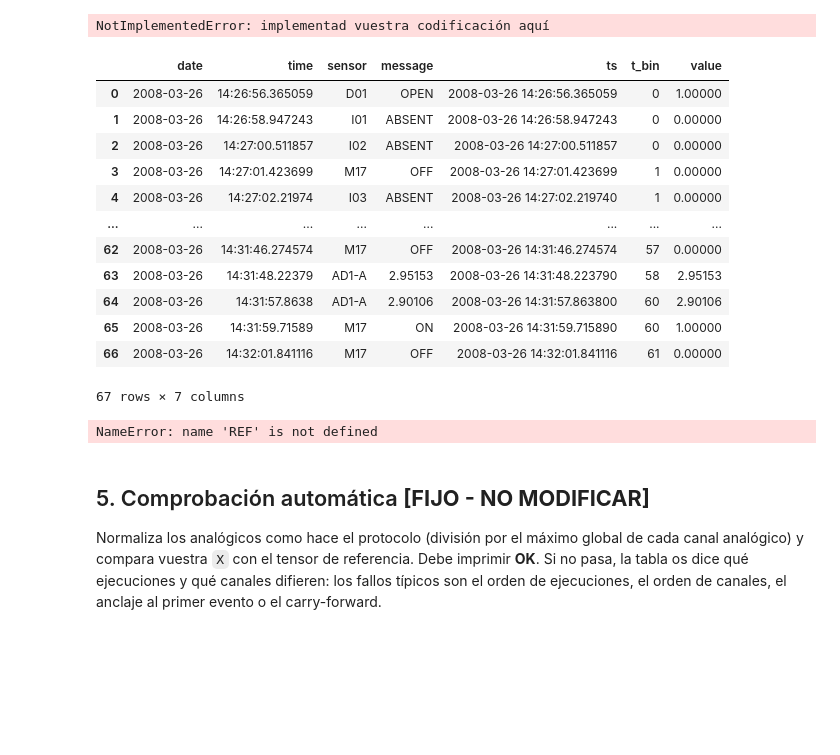
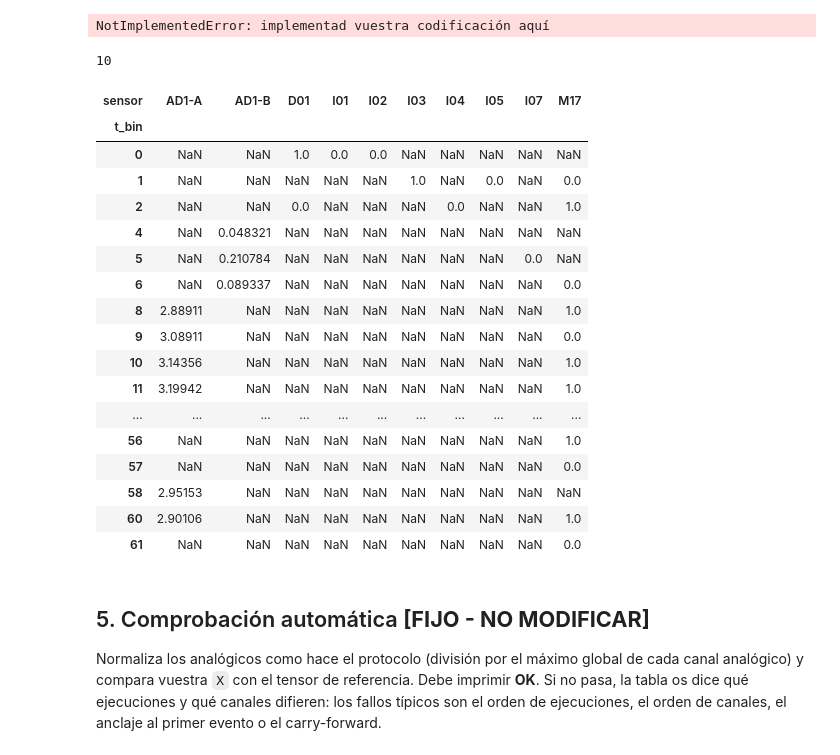
Before and after one commit to ppf30/Deteccion-de-anomalias-a-partir-de-sensores-CASAS-scripted-ADL-, a Jupyter notebook: Practica_Deteccion_Anomalias_CASAS.ipynb, the cells around one changed output. Drawn from its saved outputs; the diff is of its cells as text; code cells hidden in the pictures; blank space fills up the shorter version.

```diff
--- a/Practica_Deteccion_Anomalias_CASAS.ipynb
+++ b/Practica_Deteccion_Anomalias_CASAS.ipynb
@@ -237,7 +237,7 @@ NotImplementedError: implementad vuestra codificación aquí
 # %%
 import pandas as pd
 
-d = pd.read_csv('data/adl_noerror/p13.t3.csv').sort_values(by='time')
+d = pd.read_csv('data/adl_noerror/p13.t3.csv')
 d["ts"] = pd.to_datetime(d["date"] + " " + d["time"], format="mixed")
 d = d.sort_values("ts").reset_index(drop=True)
 t0 = d["ts"].iloc[0]
@@ -246,25 +246,37 @@ d["value"] = [float(m) if s.startswith("AD1") else
               (1.0 if m in ("ON", "PRESENT", "OPEN", "START", "START_INSTRUCT") else 0.0)
               for s, m in zip(d["sensor"], d["message"])]
 
-d
+d=d.drop(columns=['date','time','ts','message'])
 # %% [output]
-|  | date | time | sensor | message | ts | t_bin | value |
-| 0 | 2008-03-26 | 14:26:56.365059 | D01 | OPEN | 2008-03-26 14:26:56.365059 | 0 | 1.00000 |
-| 1 | 2008-03-26 | 14:26:58.947243 | I01 | ABSENT | 2008-03-26 14:26:58.947243 | 0 | 0.00000 |
-| 2 | 2008-03-26 | 14:27:00.511857 | I02 | ABSENT | 2008-03-26 14:27:00.511857 | 0 | 0.00000 |
-| 3 | 2008-03-26 | 14:27:01.423699 | M17 | OFF | 2008-03-26 14:27:01.423699 | 1 | 0.00000 |
-| 4 | 2008-03-26 | 14:27:02.21974 | I03 | ABSENT | 2008-03-26 14:27:02.219740 | 1 | 0.00000 |
-| ... | ... | ... | ... | ... | ... | ... | ... |
-| 62 | 2008-03-26 | 14:31:46.274574 | M17 | OFF | 2008-03-26 14:31:46.274574 | 57 | 0.00000 |
-| 63 | 2008-03-26 | 14:31:48.22379 | AD1-A | 2.95153 | 2008-03-26 14:31:48.223790 | 58 | 2.95153 |
-| 64 | 2008-03-26 | 14:31:57.8638 | AD1-A | 2.90106 | 2008-03-26 14:31:57.863800 | 60 | 2.90106 |
-| 65 | 2008-03-26 | 14:31:59.71589 | M17 | ON | 2008-03-26 14:31:59.715890 | 60 | 1.00000 |
-| 66 | 2008-03-26 | 14:32:01.841116 | M17 | OFF | 2008-03-26 14:32:01.841116 | 61 | 0.00000 |
-67 rows × 7 columns
+10
-# %%
-REF["channels"]
-# %% [output]
-NameError: name 'REF' is not defined
+# %%
+df_pivoted = d.pivot_table(
+    index='t_bin',
+    columns='sensor',
+    values='value',
+    aggfunc='last'
+)
+
+df_pivoted
+# %% [output]
+| sensor | AD1-A | AD1-B | D01 | I01 | I02 | I03 | I04 | I05 | I07 | M17 |
+| t_bin |  |  |  |  |  |  |  |  |  |  |
+| 0 | NaN | NaN | 1.0 | 0.0 | 0.0 | NaN | NaN | NaN | NaN | NaN |
+| 1 | NaN | NaN | NaN | NaN | NaN | 1.0 | NaN | 0.0 | NaN | 0.0 |
+| 2 | NaN | NaN | 0.0 | NaN | NaN | NaN | 0.0 | NaN | NaN | 1.0 |
+| 4 | NaN | 0.048321 | NaN | NaN | NaN | NaN | NaN | NaN | NaN | NaN |
+| 5 | NaN | 0.210784 | NaN | NaN | NaN | NaN | NaN | NaN | 0.0 | NaN |
+| 6 | NaN | 0.089337 | NaN | NaN | NaN | NaN | NaN | NaN | NaN | 0.0 |
+| 8 | 2.88911 | NaN | NaN | NaN | NaN | NaN | NaN | NaN | NaN | 1.0 |
+| 9 | 3.08911 | NaN | NaN | NaN | NaN | NaN | NaN | NaN | NaN | 0.0 |
+| 10 | 3.14356 | NaN | NaN | NaN | NaN | NaN | NaN | NaN | NaN | 1.0 |
+| 11 | 3.19942 | NaN | NaN | NaN | NaN | NaN | NaN | NaN | NaN | 1.0 |
+| ... | ... | ... | ... | ... | ... | ... | ... | ... | ... | ... |
+| 56 | NaN | NaN | NaN | NaN | NaN | NaN | NaN | NaN | NaN | 1.0 |
+| 57 | NaN | NaN | NaN | NaN | NaN | NaN | NaN | NaN | NaN | 0.0 |
+| 58 | 2.95153 | NaN | NaN | NaN | NaN | NaN | NaN | NaN | NaN | NaN |
+| 60 | 2.90106 | NaN | NaN | NaN | NaN | NaN | NaN | NaN | NaN | 1.0 |
+| 61 | NaN | NaN | NaN | NaN | NaN | NaN | NaN | NaN | NaN | 0.0 |
 # %% [markdown]
 ## 5. Comprobación automática **[FIJO - NO MODIFICAR]**
 
```
